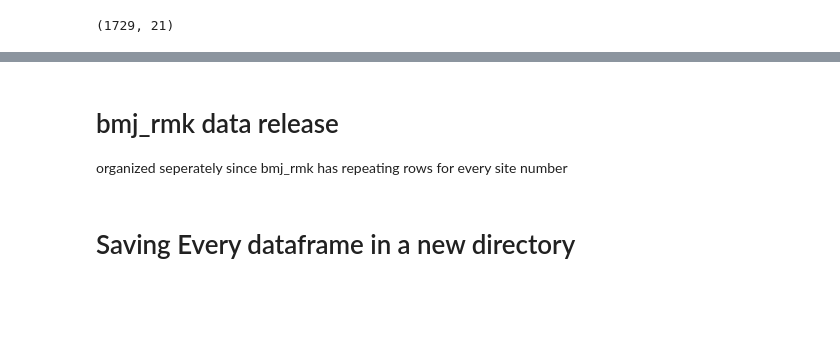
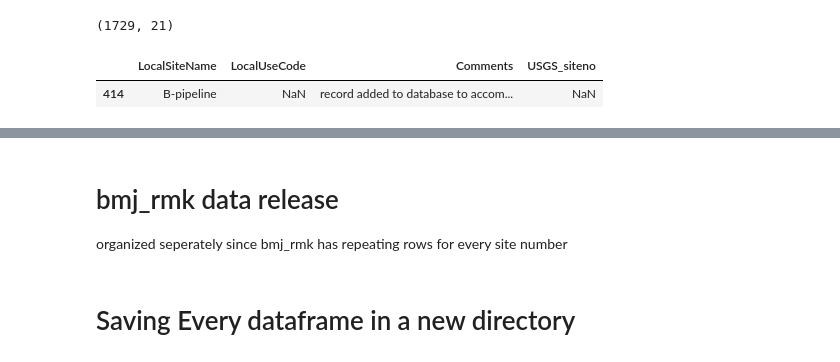
Before and after one commit to BojanMilinic/bemidji, a Jupyter notebook: 02_data_convergence_automate.ipynb, the cells around one changed output, grey strips where cells are left out. Saved outputs shown, nothing was run; the diff lists cells and outputs as text; code cells hidden in the pictures; blank space fills up the shorter version.

```diff
--- a/02_data_convergence_automate.ipynb
+++ b/02_data_convergence_automate.ipynb
@@ -301,3 +303,31 @@ tblOE2['USGS_siteno'] = tblOE2['USGS_siteno'].replace('xnan', np.nan)
 # make nan values uniform
 null_cells = tblOE2.isnull()
 tblOE2 = tblOE2.astype(str).mask(null_cells, np.NaN)
+# %%
+# test delete
+# create OE data release (this merge is unqiue and must be done last...'LocalUseCode' when merged, needs to use the "left_on" of which ever table (OE or Core etc). Otherwise you have to do some renaming magic to keep all the 'LocalUseCode' columns seperate and change last minute while deleting old columns toi avoid repeating the same col name)
+tblOE2 = pd.merge(dfcomplete, tblcd_LocalUseCode[['LocalUseCode','Comments_UseCode']], left_on='OE_LocalUseCode', right_on='LocalUseCode',how='left') #if you leave out the "how" (like in the original) then # of rows plummits
+tblOE2 = tblOE2.loc[:,["LocalSiteName",
+                       "StudySite",
+                       "LocalUseCode",
+                       "Comments_UseCode",
+                       "USGS_siteno",
+                       "USGS_StationName",
+                       "XcoordUTMNAD83_m",
+                       "YcoordUTMNAD83_m",
+                       "OnNorthWellTransect",
+                       "DistanceFromCenterOfNorthOilBody_m",
+                       "LandSurfaceElevation_mASL_NAVD88",
+                       "OtherEquip_MP_height_m",
+                       "DateOfConstruction",
+                       "Comments_DateOfConstruction",
+                       "NameOfContractor",
+                       "DrillerName",
+                       "OtherEquipmentPurpose",
+                       "Comments_Equipment",
+                       "Comments",
+                       "Comments_Miscellaneous"]]
+tblOE2[['LocalSiteName', 'LocalUseCode', 'Comments', 'USGS_siteno']].loc[tblOE2['LocalSiteName'] == 'B-pipeline']
+# %% [output]
+|  | LocalSiteName | LocalUseCode | Comments | USGS_siteno |
+| 414 | B-pipeline | NaN | record added to database to accom... | NaN |
```
Also changed, not shown: parts of 11 cells of this notebook, 1 other file.
